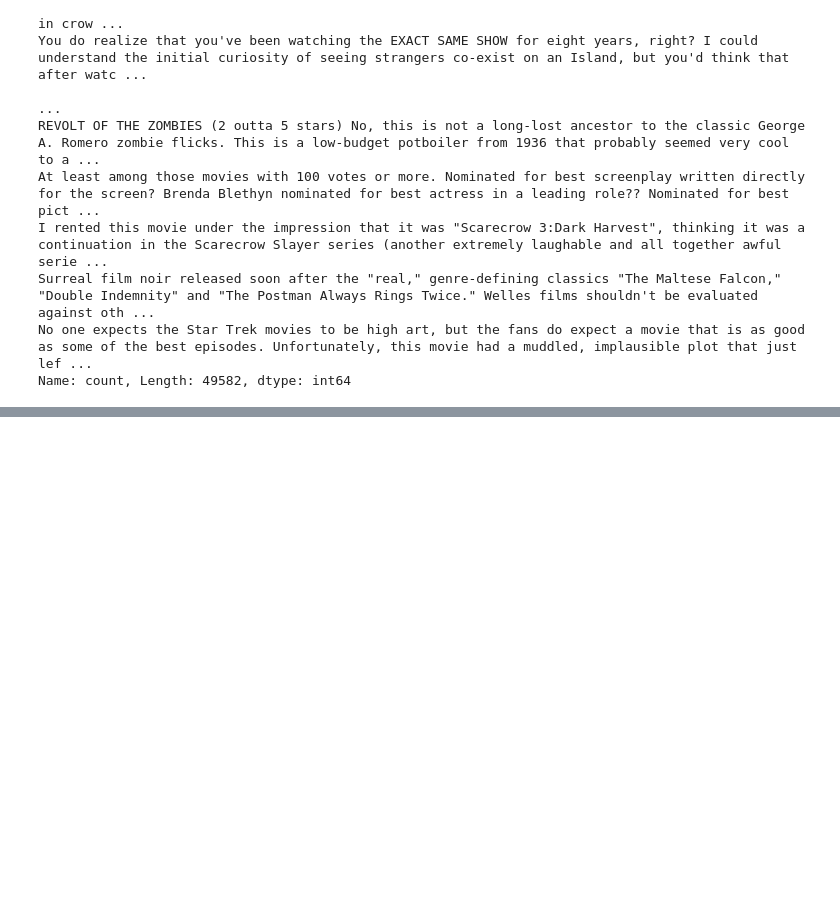
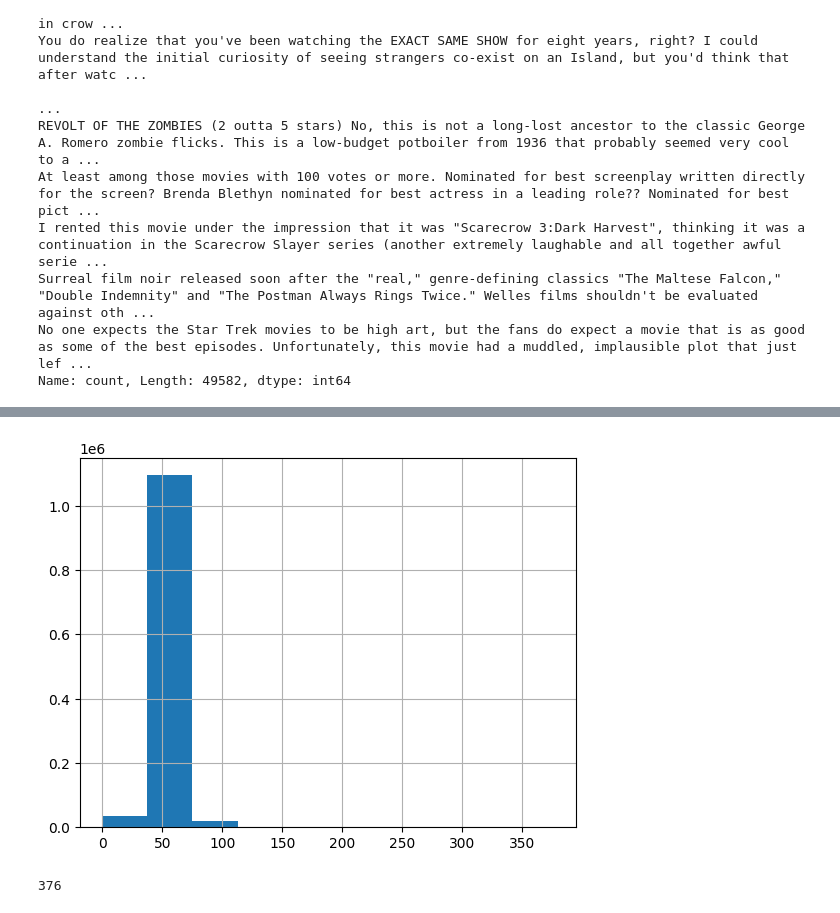
Before and after one commit to alexismenanieves/TensorFlow_Basics, a Jupyter notebook: notebooks/01_IMDB_Sentiment_Analysis.ipynb, the cells around one changed output, grey strips where cells are left out. Saved outputs shown, nothing was run; the diff lists cells and outputs as text; code cells hidden in the pictures; blank space fills up the shorter version.

```diff
--- a/notebooks/01_IMDB_Sentiment_Analysis.ipynb
+++ b/notebooks/01_IMDB_Sentiment_Analysis.ipynb
@@ -122,0 +124,4 @@ df.describe(include='all')
+# %%
+# 3.2 Get statistics based on the len
+df['review_len'] = df['reviews'].str.len()
+df['review_len'].describe()
@@ -122,0 +138,10 @@ df.describe(include='all')
+# %%
+# 3.3 Plot review lenght histogram
+df['review_len'].hist()
+plt.show()
+# %% [output]
+[figure, added]
+# %%
+df['reviews'].str.len().max()
+# %% [output]
+376
```
Also changed, not shown: parts of 20 cells of this notebook.
